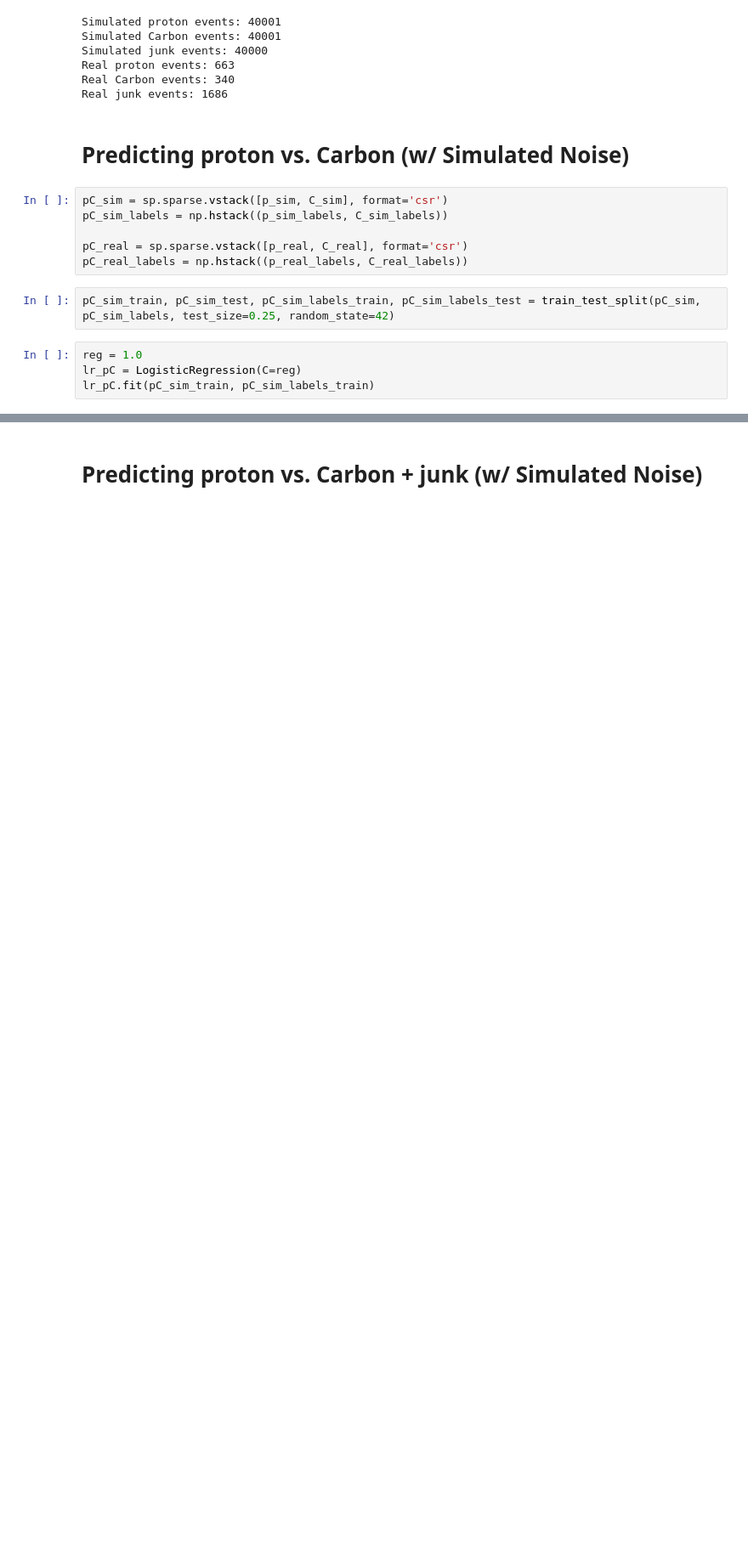
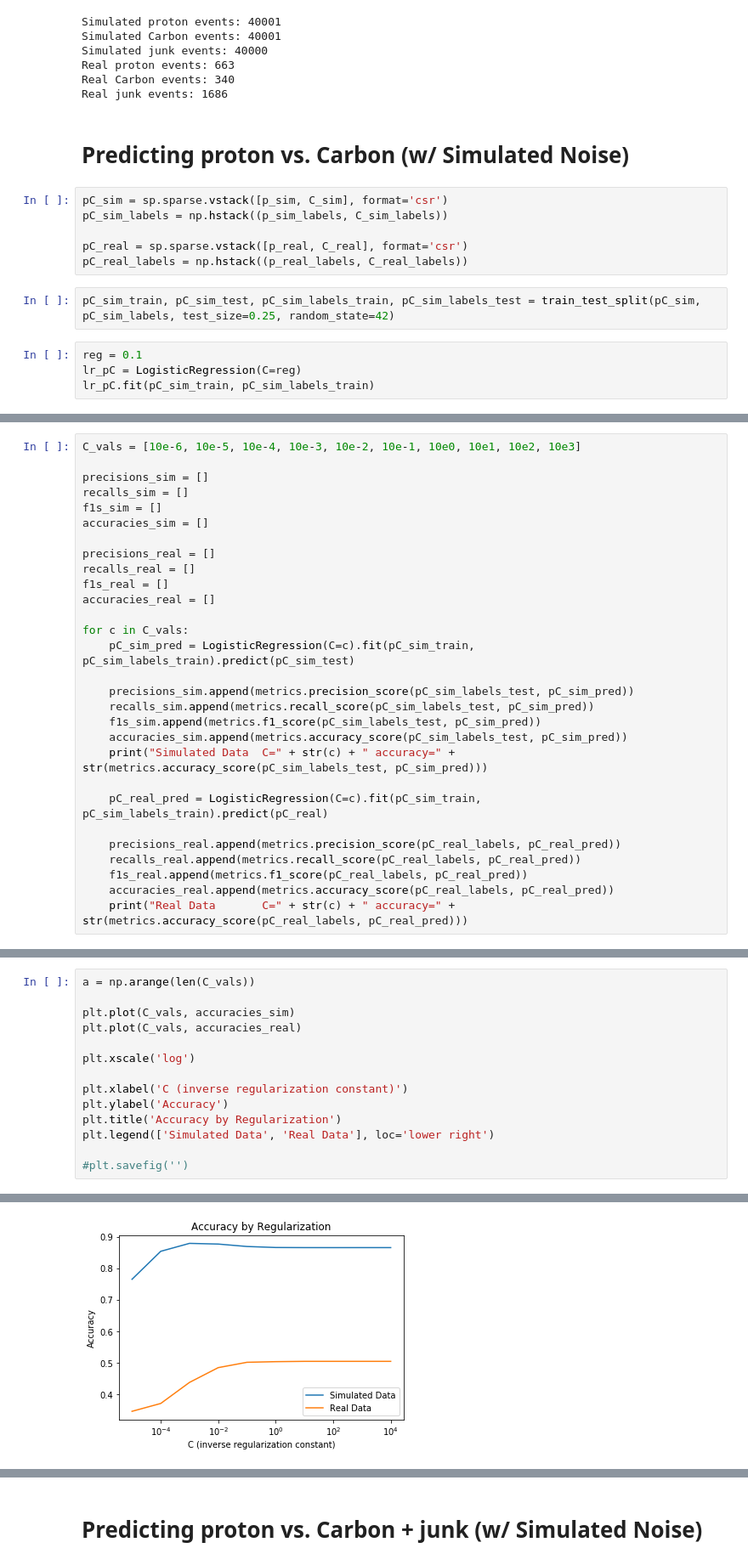
Before and after one commit to jtaylorz/attpc-event-classification, a Jupyter notebook: jupyter-notebooks/real-data-work/LogisticRegression_realdata.ipynb, the cells around one changed output, grey strips where cells are left out. Shown at 85% size. Saved outputs shown, nothing was run; the diff lists cells and outputs as text; blank space fills up the shorter version.

Commit message:
Adding more extensive logistic regression testing (w/ junk events).

```diff
--- a/jupyter-notebooks/real-data-work/LogisticRegression_realdata.ipynb
+++ b/jupyter-notebooks/real-data-work/LogisticRegression_realdata.ipynb
@@ -60,7 +60,7 @@ pC_real_labels = np.hstack((p_real_labels, C_real_labels))
 # %%
 pC_sim_train, pC_sim_test, pC_sim_labels_train, pC_sim_labels_test = train_test_split(pC_sim, pC_sim_labels, test_size=0.25, random_state=42)
 # %%
-reg = 1.0
+reg = 0.1
 lr_pC = LogisticRegression(C=reg)
 lr_pC.fit(pC_sim_train, pC_sim_labels_train)
 # %% [output]
@@ -98,0 +107,29 @@ avg / total       0.77      0.50      0.46      1003
+# %%
+C_vals = [10e-6, 10e-5, 10e-4, 10e-3, 10e-2, 10e-1, 10e0, 10e1, 10e2, 10e3]
+
+precisions_sim = []
+recalls_sim = []
+f1s_sim = []
+accuracies_sim = []
+
+precisions_real = []
+recalls_real = []
+f1s_real = []
+accuracies_real = []
+
+for c in C_vals:
+    pC_sim_pred = LogisticRegression(C=c).fit(pC_sim_train, pC_sim_labels_train).predict(pC_sim_test)
+
+    precisions_sim.append(metrics.precision_score(pC_sim_labels_test, pC_sim_pred))
+    recalls_sim.append(metrics.recall_score(pC_sim_labels_test, pC_sim_pred))
+    f1s_sim.append(metrics.f1_score(pC_sim_labels_test, pC_sim_pred))
+    accuracies_sim.append(metrics.accuracy_score(pC_sim_labels_test, pC_sim_pred))
+    print("Simulated Data  C=" + str(c) + " accuracy=" + str(metrics.accuracy_score(pC_sim_labels_test, pC_sim_pred)))
+
+    pC_real_pred = LogisticRegression(C=c).fit(pC_sim_train, pC_sim_labels_train).predict(pC_real)
+
+    precisions_real.append(metrics.precision_score(pC_real_labels, pC_real_pred))
+    recalls_real.append(metrics.recall_score(pC_real_labels, pC_real_pred))
+    f1s_real.append(metrics.f1_score(pC_real_labels, pC_real_pred))
+    accuracies_real.append(metrics.accuracy_score(pC_real_labels, pC_real_pred))
+    print("Real Data       C=" + str(c) + " accuracy=" + str(metrics.accuracy_score(pC_real_labels, pC_real_pred)))
@@ -98,0 +157,15 @@ avg / total       0.77      0.50      0.46      1003
+# %%
+a = np.arange(len(C_vals))
+
+plt.plot(C_vals, accuracies_sim)
+plt.plot(C_vals, accuracies_real)
+
+plt.xscale('log')
+
+plt.xlabel('C (inverse regularization constant)')
+plt.ylabel('Accuracy')
+plt.title('Accuracy by Regularization')
+plt.legend(['Simulated Data', 'Real Data'], loc='lower right')
+
+#plt.savefig('')
+# %% [output]
@@ -98,0 +173 @@ avg / total       0.77      0.50      0.46      1003
+[figure, added]
```
Also changed, not shown: parts of 17 cells of this notebook.
